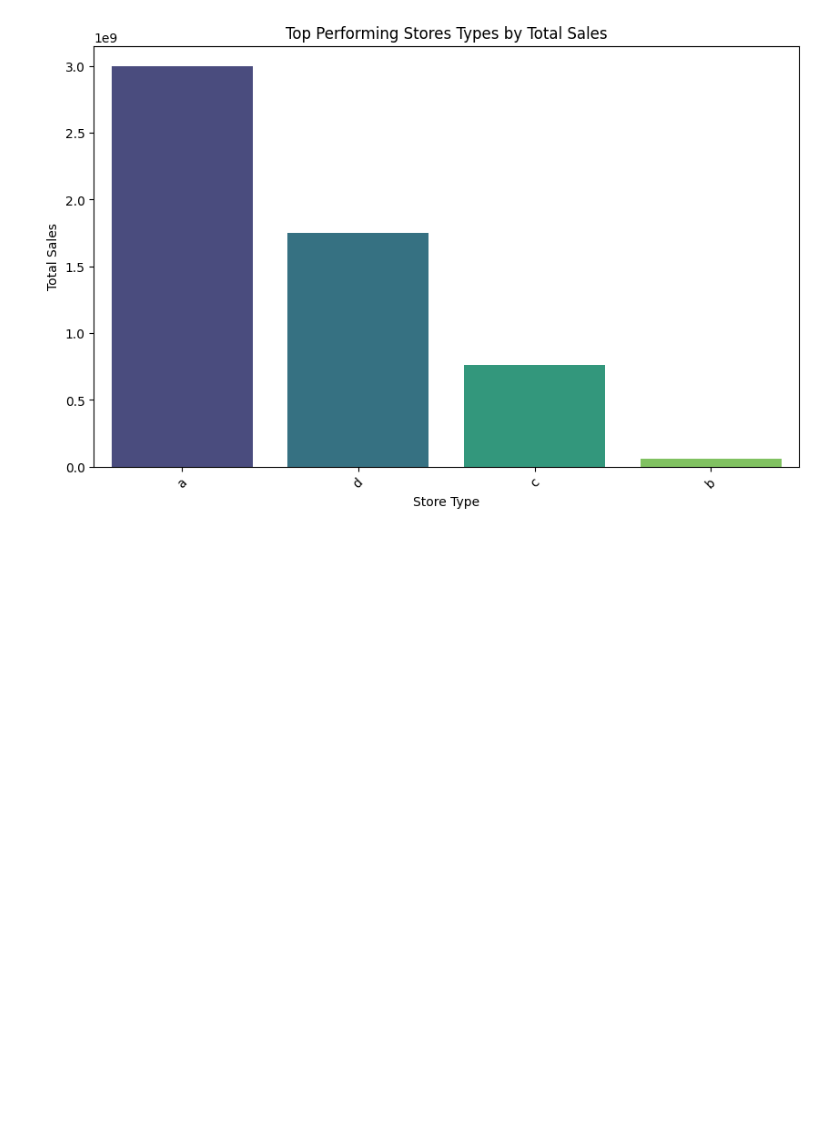
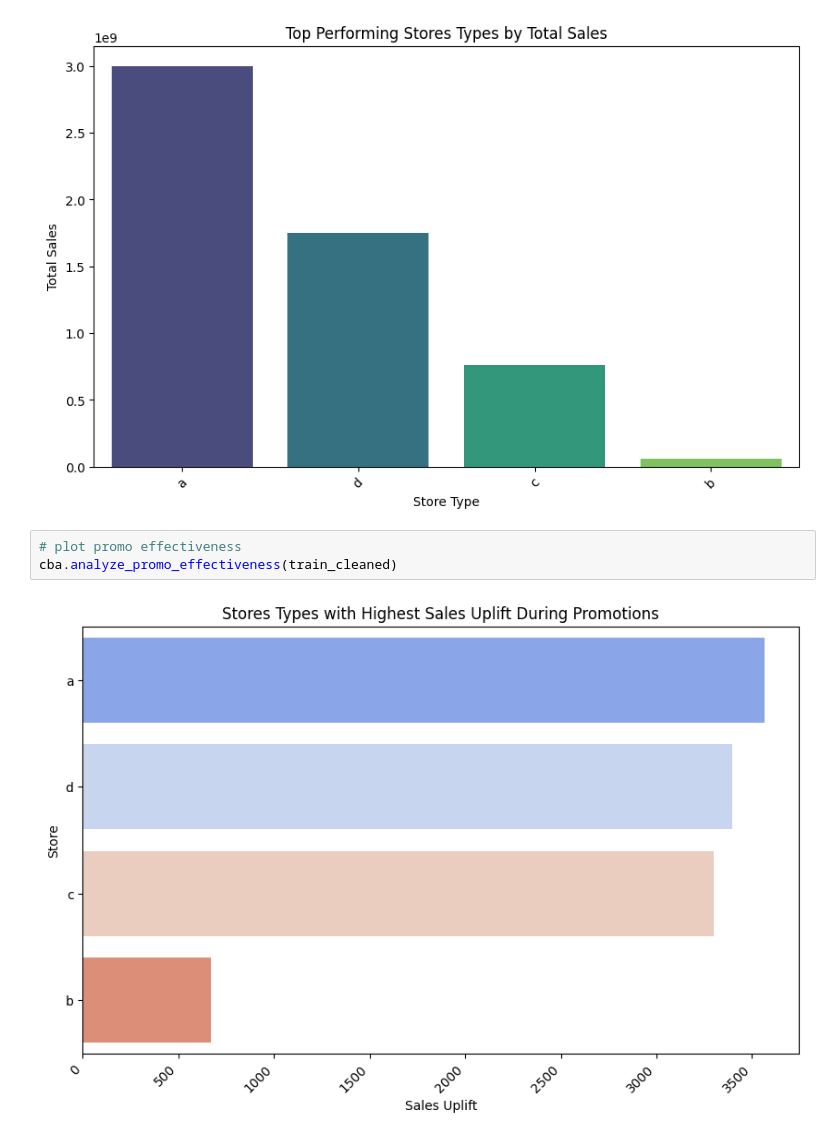
Before and after one commit to GetieBalew24/Rossmann--Sales-Prediction, a Jupyter notebook: notebooks/customer_purchasing_behavior_EDA.ipynb, the cells around one changed output. Drawn from its saved outputs; the diff is of its cells as text; blank space fills up the shorter version.

Commit message:
promotion effectiveness analysis

```diff
--- a/notebooks/customer_purchasing_behavior_EDA.ipynb
+++ b/notebooks/customer_purchasing_behavior_EDA.ipynb
@@ -268,3 +268,8 @@ cba.plot_top_performing_stores(top_stores)
 # %% [output]
 2025-01-03 20:50:55 - INFO - Plotting top-performing stores...
 [figure]
+# %%
+# plot promo effectiveness
+cba.analyze_promo_effectiveness(train_cleaned)
+# %% [output]
+[figure, added]
```
Also changed, not shown: parts of 3 cells of this notebook, 1 other file.
